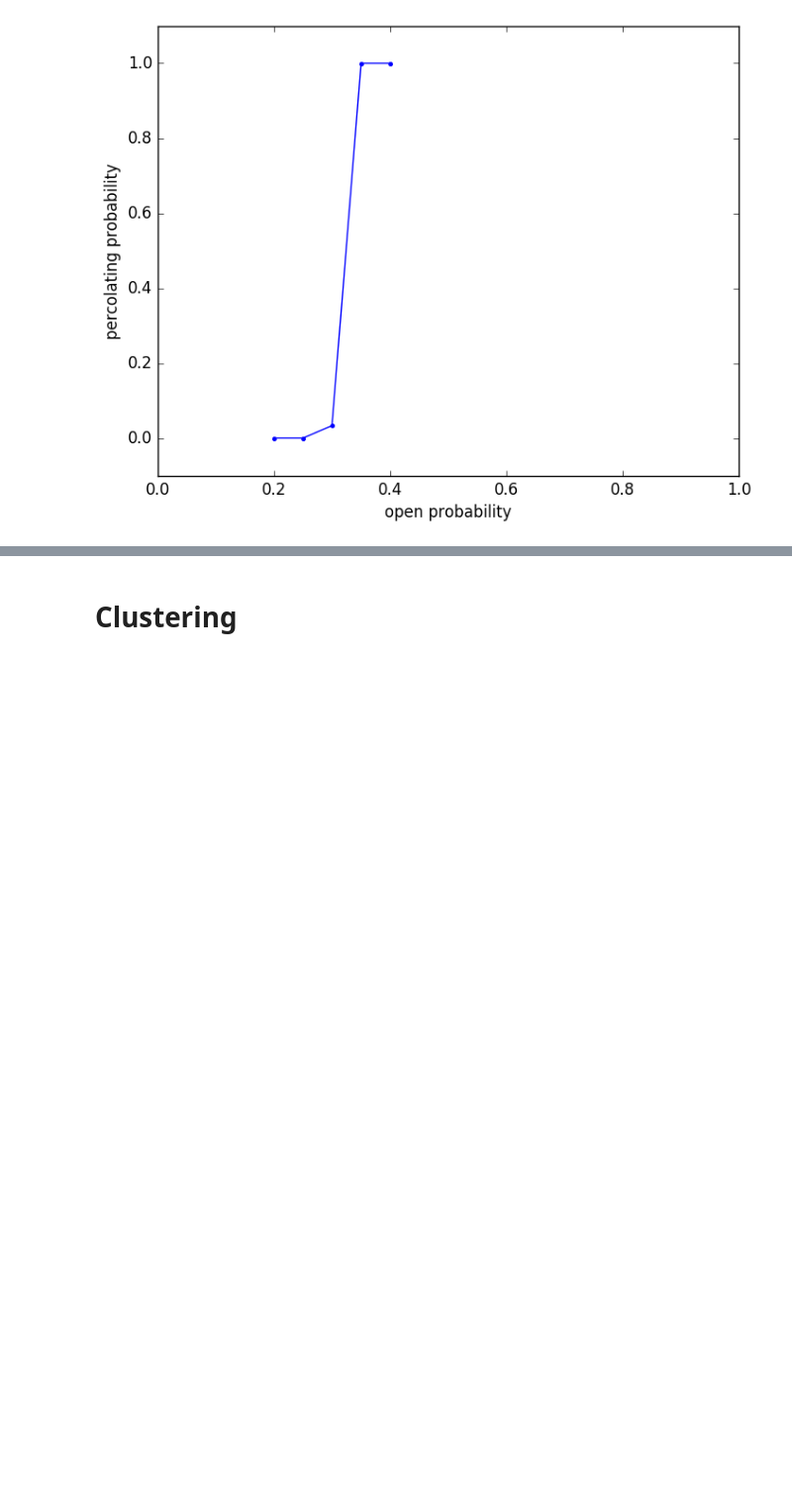
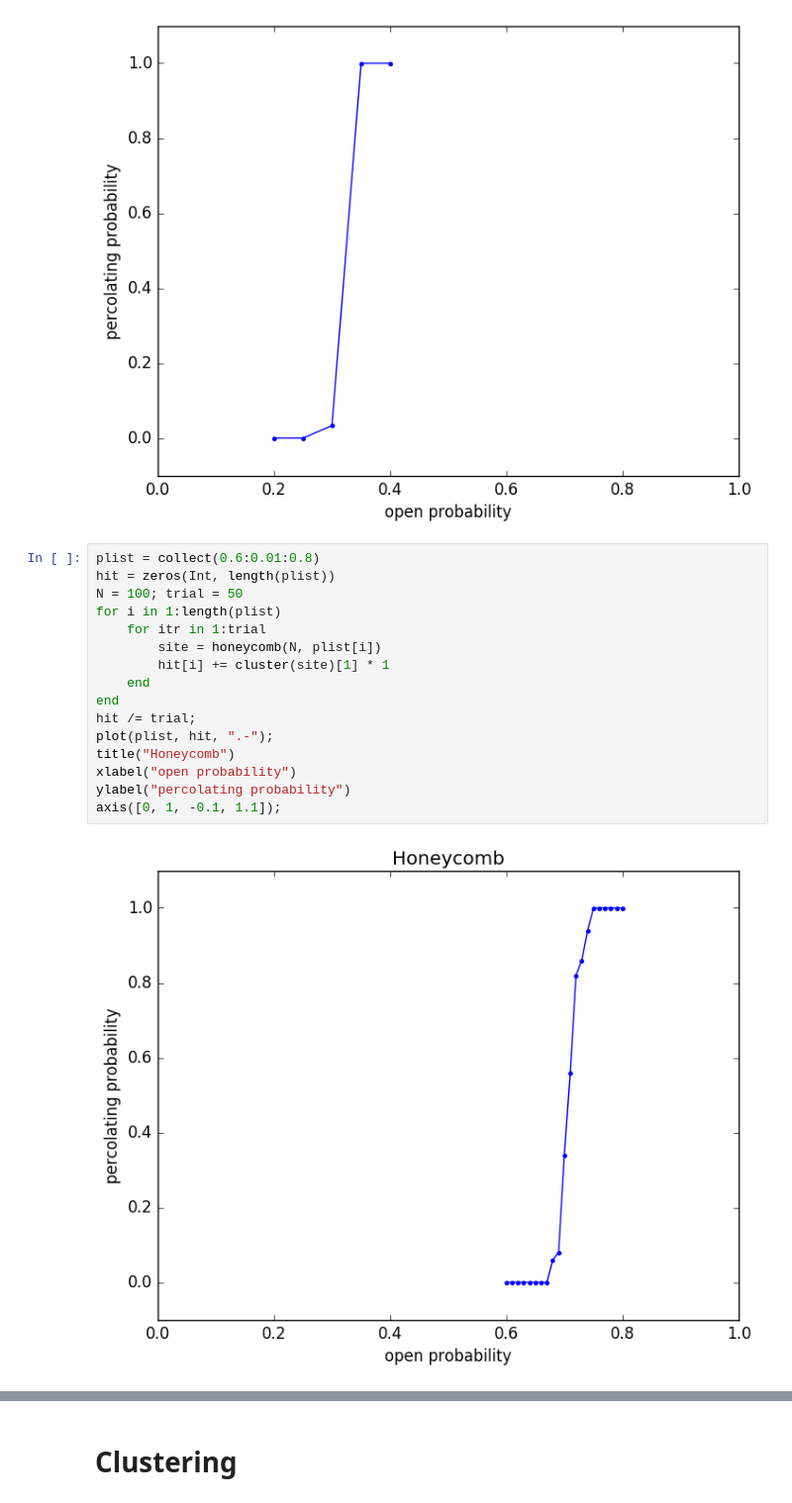
Before and after one commit to goropikari/Percolation.jl, a Jupyter notebook: example/percolation.ipynb, the cells around one changed output, grey strips where cells are left out. Shown at 99% size. Cells and saved outputs as stored; diff of their text form; blank space fills up the shorter version.

```diff
--- a/example/percolation.ipynb
+++ b/example/percolation.ipynb
@@ -110,3 +124,21 @@ ylabel("percolating probability")
 axis([0, 1, -0.1, 1.1]);
 # %% [output]
 [figure]
+# %%
+plist = collect(0.6:0.01:0.8)
+hit = zeros(Int, length(plist))
+N = 100; trial = 50
+for i in 1:length(plist)
+    for itr in 1:trial
+        site = honeycomb(N, plist[i])
+        hit[i] += cluster(site)[1] * 1
+    end
+end
+hit /= trial;
+plot(plist, hit, ".-");
+title("Honeycomb")
+xlabel("open probability")
+ylabel("percolating probability")
+axis([0, 1, -0.1, 1.1]);
+# %% [output]
+[figure, added]
```
Also changed, not shown: parts of 11 cells of this notebook, 3 other files.
